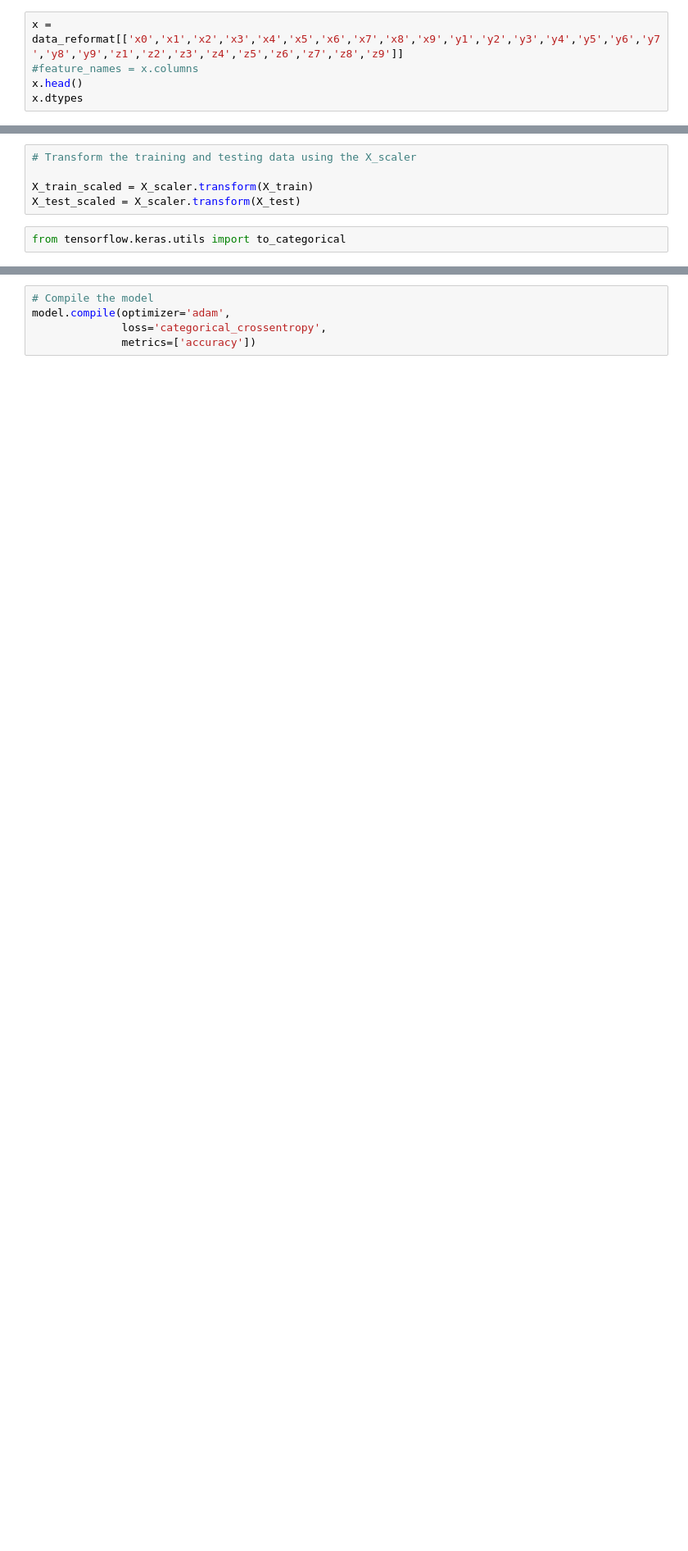
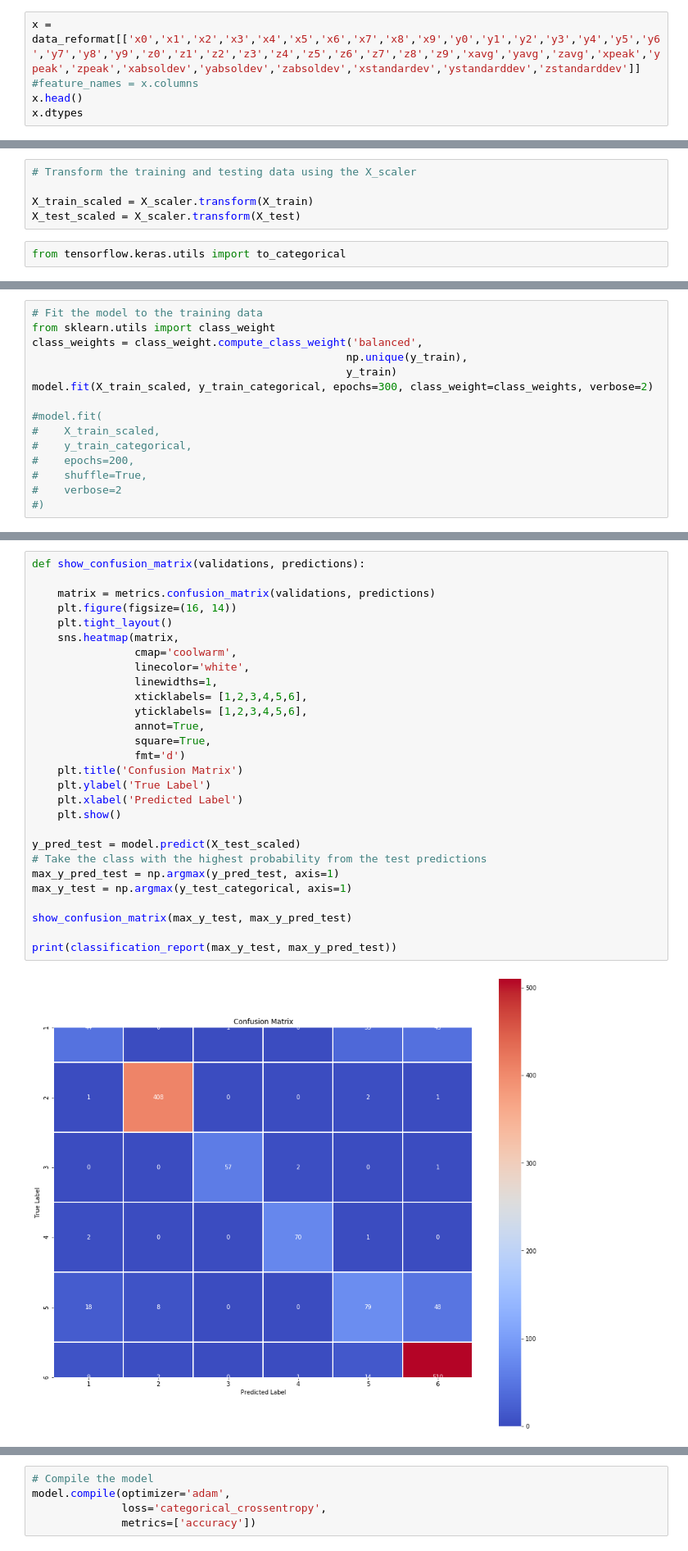
Before and after one commit to Khushbooagarwalhub/Machine-learning_project3, a Jupyter notebook: tensorflow.ipynb, the cells around one changed output, grey strips where cells are left out. Shown at 82% size. Cells and saved outputs as stored; diff of their text form; blank space fills up the shorter version.

```diff
--- a/tensorflow.ipynb
+++ b/tensorflow.ipynb
@@ -98,7 +75,7 @@ y.head(10)
 9    4
 Name: ActivityEncoded, dtype: int32
 # %%
-x = data_reformat[['x0','x1','x2','x3','x4','x5','x6','x7','x8','x9','y1','y2','y3','y4','y5','y6','y7','y8','y9','z1','z2','z3','z4','z5','z6','z7','z8','z9']]
+x = data_reformat[['x0','x1','x2','x3','x4','x5','x6','x7','x8','x9','y0','y1','y2','y3','y4','y5','y6','y7','y8','y9','z0','z1','z2','z3','z4','z5','z6','z7','z8','z9','xavg','yavg','zavg','xpeak','ypeak','zpeak','xabsoldev','yabsoldev','zabsoldev','xstandardev','ystandarddev','zstandarddev']]
 #feature_names = x.columns
 x.head()
 x.dtypes
@@ -166,0 +217,15 @@ model.add(Dense(units=6, activation='softmax'))
+# %%
+# Fit the model to the training data
+from sklearn.utils import class_weight
+class_weights = class_weight.compute_class_weight('balanced',
+                                                 np.unique(y_train),
+                                                 y_train)
+model.fit(X_train_scaled, y_train_categorical, epochs=300, class_weight=class_weights, verbose=2)
+
+#model.fit(
+#    X_train_scaled,
+#    y_train_categorical,
+#    epochs=200,
+#    shuffle=True,
+#    verbose=2
+#)
@@ -166,0 +276,30 @@ model.add(Dense(units=6, activation='softmax'))
+# %%
+def show_confusion_matrix(validations, predictions):
+
+    matrix = metrics.confusion_matrix(validations, predictions)
+    plt.figure(figsize=(16, 14))
+    plt.tight_layout()
+    sns.heatmap(matrix,
+                cmap='coolwarm',
+                linecolor='white',
+                linewidths=1,
+                xticklabels= [1,2,3,4,5,6],
+                yticklabels= [1,2,3,4,5,6],
+                annot=True,
+                square=True,
+                fmt='d')
+    plt.title('Confusion Matrix')
+    plt.ylabel('True Label')
+    plt.xlabel('Predicted Label')
+    plt.show()
+
+y_pred_test = model.predict(X_test_scaled)
+# Take the class with the highest probability from the test predictions
+max_y_pred_test = np.argmax(y_pred_test, axis=1)
+max_y_test = np.argmax(y_test_categorical, axis=1)
+
+show_confusion_matrix(max_y_test, max_y_pred_test)
+
+print(classification_report(max_y_test, max_y_pred_test))
+# %% [output]
+[figure, added]
```
Also changed, not shown: parts of 44 cells of this notebook.
